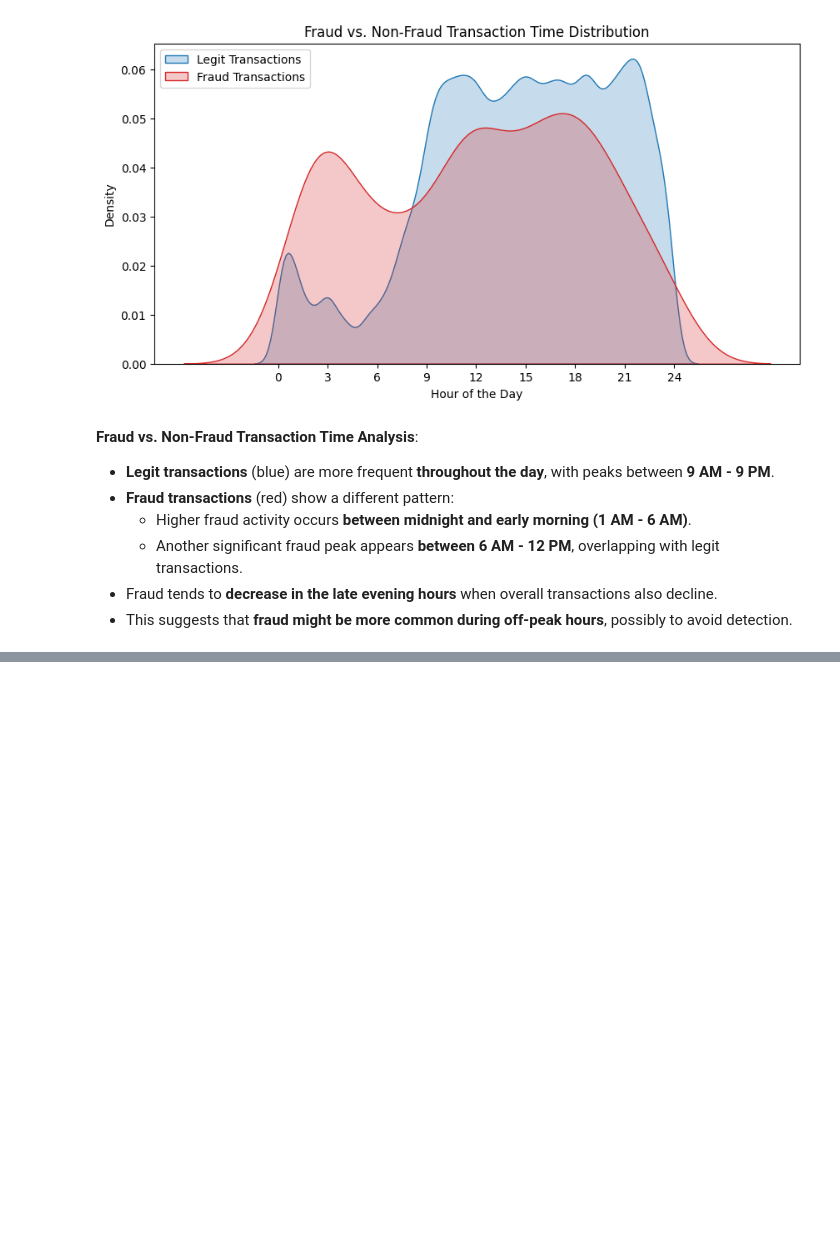
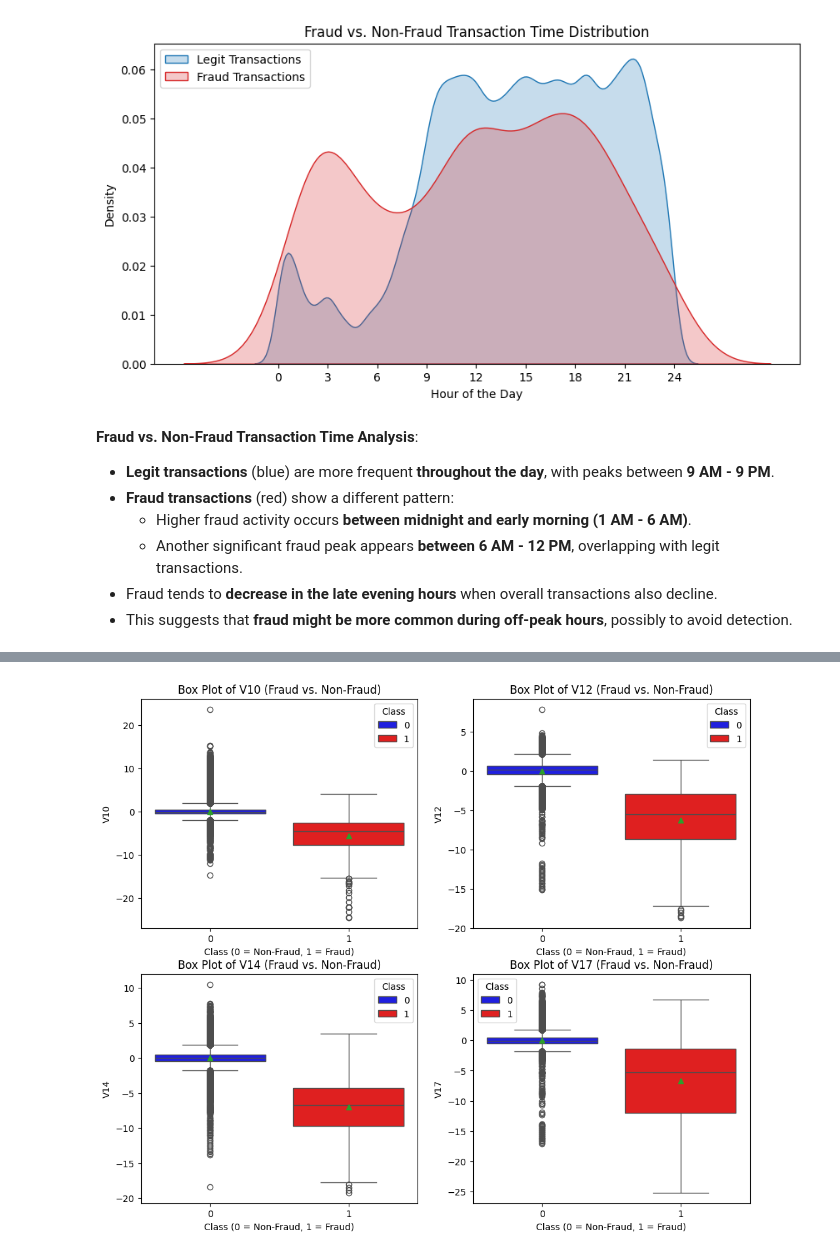
Before and after one commit to otuemre/FraudDetectAI, a Jupyter notebook: src/notebooks/01_EDA.ipynb, the cells around one changed output, grey strips where cells are left out. Cells and saved outputs as stored; diff of their text form; code cells hidden in the pictures; blank space fills up the shorter version.

```diff
--- a/src/notebooks/01_EDA.ipynb
+++ b/src/notebooks/01_EDA.ipynb
@@ -267,0 +348,19 @@ plt.show()
+# %%
+important_features = ['V10', 'V12', 'V14', 'V17']
+
+plt.figure(figsize=(12,10))
+
+for i, feature in enumerate(important_features, 1):
+    plt.subplot(2,2, i)
+    sns.boxplot(x=df['Class'], y=df[feature], hue=df['Class'], palette=['blue', 'red'], showmeans=True)
+    plt.title(f"Box Plot of {feature} (Fraud vs. Non-Fraud)")
+    plt.xlabel("Class (0 = Non-Fraud, 1 = Fraud)")
+    plt.ylabel(feature)
+
+# Save the plot
+plt.savefig("../images/boxplot_of_features_for_class.png")
+
+# Show the plot
+plt.show()
+# %% [output]
+[figure, added]
```
Also changed, not shown: parts of 7 cells of this notebook, 4 other files.
